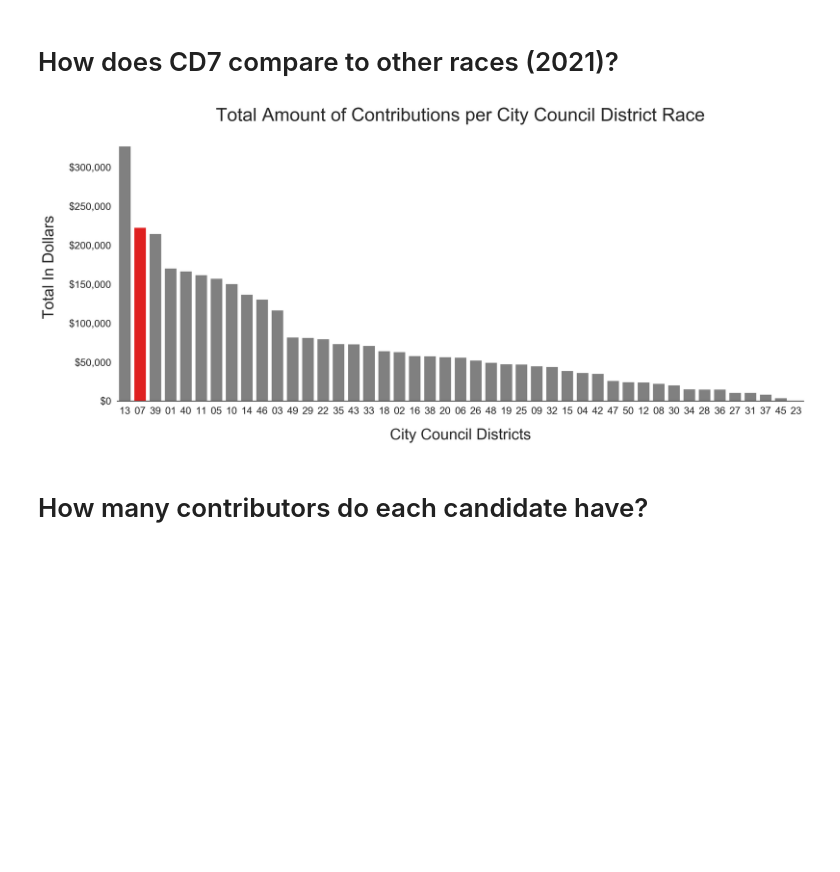
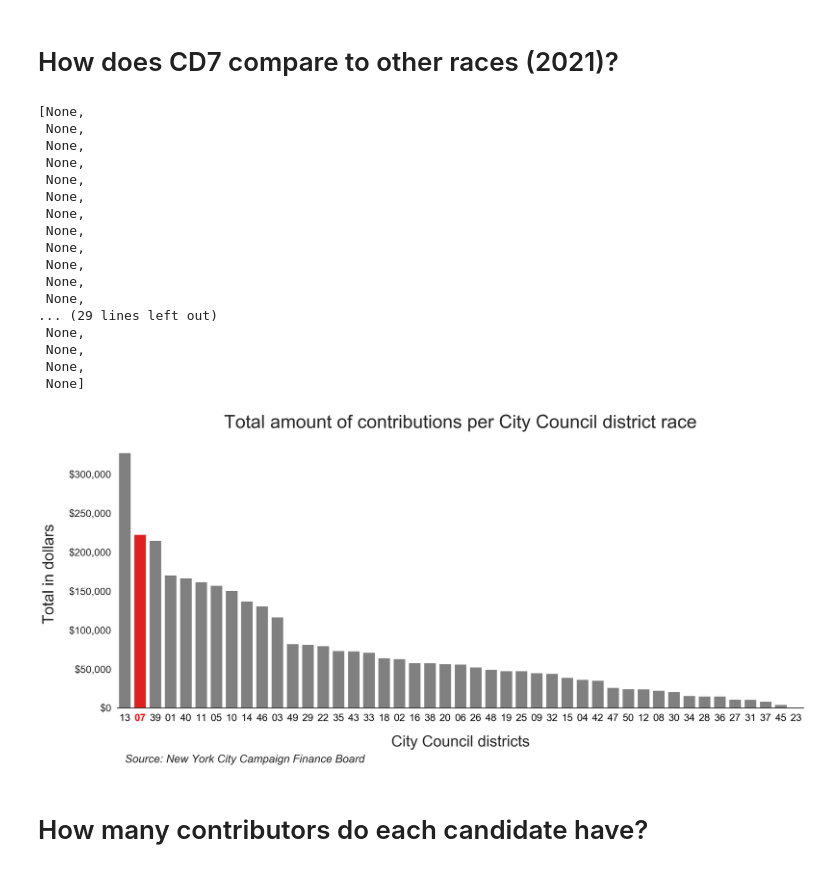
Before and after one commit to graphicsdesk/cd7-election-contributions, a Jupyter notebook: notebooks/CD 7 Contributions.ipynb, the cells around one changed output. Drawn from its saved outputs; the diff is of its cells as text; code cells hidden in the pictures; blank space fills up the shorter version.

```diff
--- a/notebooks/CD 7 Contributions.ipynb
+++ b/notebooks/CD 7 Contributions.ipynb
@@ -39,35 +39,59 @@ Text(0, 0.5, 'Total Amount in Dollars')
 # %%
 
 office_amount = candidate_contribution_2021.groupby('Office Sought', as_index=False)['AMNT'].sum()
 council = office_amount[~office_amount['Office Sought'].isin(['Bronx Boro President', 'Brooklyn Boro President', 'Comptroller', 'Manhattan Boro President','Mayor','Public Advocate','Staten Island Boro President', 'Undeclared'])].sort_values('AMNT', ascending=False)
 
 council['District'] = [ i[1] for i in council['Office Sought'].str.split("City Council District ")]
 council['District'] = council['District'].astype(str)
 council = council.reset_index(drop=True)
 
 clrs = ['red' if (x == 222473.970) else 'grey' for x in council['AMNT']]
 
 sns.set(font_scale = 1.5)
 sns.set_style("white")
 
 fig, ax = plt.subplots(figsize=(20,8),dpi=200)
 
 ax = sns.barplot('District', 'AMNT', data=council, order=council['District'], palette=clrs)
 
 
-plt.title('Total Amount of Contributions per City Council District Race', fontsize = 30, pad = 20)
-plt.xlabel('City Council Districts', fontsize = 25, labelpad=20)
+plt.title('Total amount of contributions per City Council district race', fontsize = 30, pad = 20)
+plt.xlabel('City Council districts', fontsize = 25, labelpad=20)
 
 sns.despine(left=True)
-plt.ylabel('Total In Dollars', fontsize=25, labelpad=20)
+plt.ylabel('Total in dollars', fontsize=25, labelpad=20)
 
 plt.xticks(rotation=0)
 
 fmt = '${x:,.0f}'
 tick = mtick.StrMethodFormatter(fmt)
 ax.yaxis.set_major_formatter(tick)
+
+plt.text(text ='Source: New York City Campaign Finance Board', style='italic',x = 0, y = -70000, s = 12)
+[t.set_color('red') if t.get_text()=='07' else t.set_color('black') for t in ax.xaxis.get_ticklabels()]
+
+[t.set_fontweight('extra bold') if t.get_text()=='07' else t.set_fontweight('normal') for t in ax.xaxis.get_ticklabels()]
+
+#[t.set_fontsize('large') if t.get_text()=='07' else t.set_fontsize('medium') for t in ax.xaxis.get_ticklabels()]
 # %% [output]
+[None,
+ None,
+ None,
+ None,
+ None,
+ None,
+ None,
+ None,
+ None,
+ None,
+ None,
+ None,
+... (29 lines left out)
+ None,
+ None,
+ None,
+ None]
-[figure, old version]
+[figure, new version]
 # %% [markdown]
 # How many contributors do each candidate have?
 # %%
```
Also changed, not shown: parts of 26 cells of this notebook.
